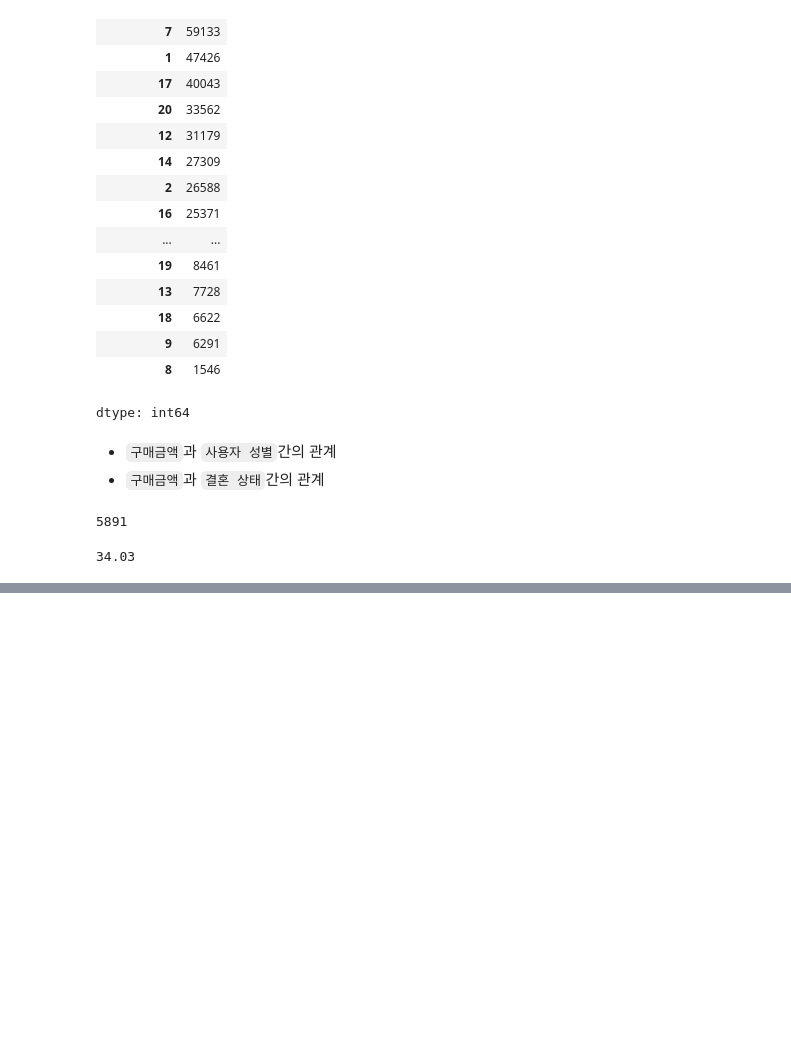
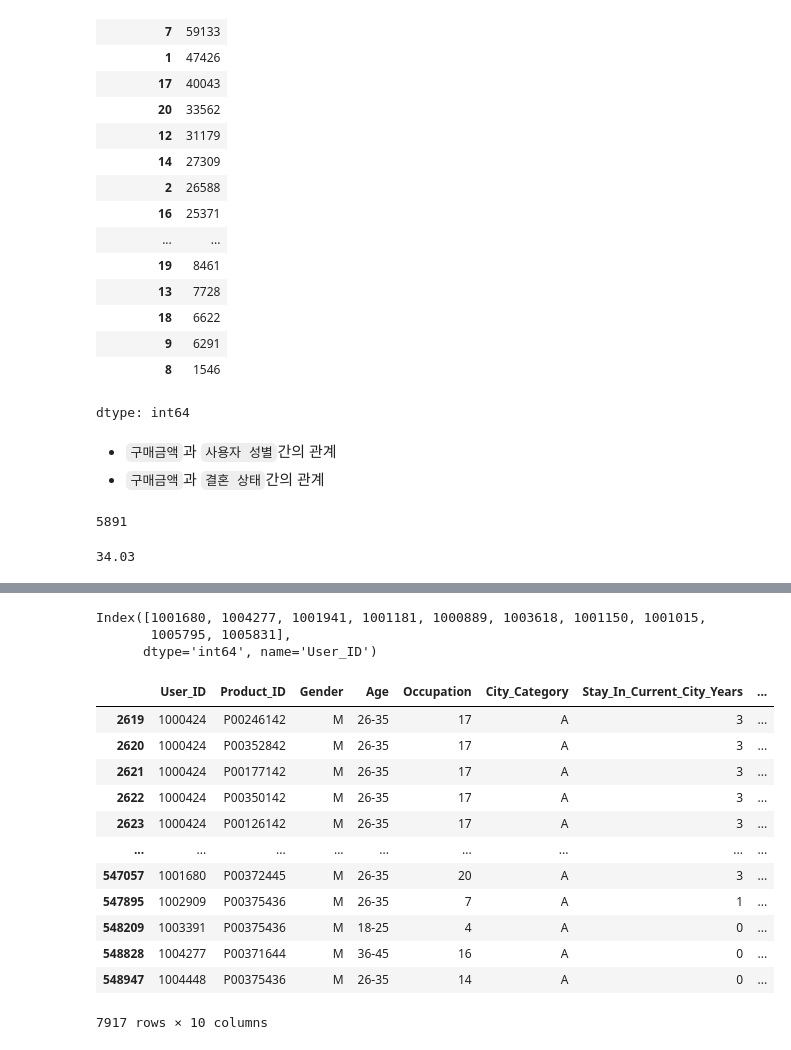
Before and after one commit to chang-ho-jeon/wallmart_dataset_analysis, a Jupyter notebook: notebook/wallmart_dataset_analysis.ipynb, the cells around one changed output, grey strips where cells are left out. Saved outputs shown, nothing was run; the diff lists cells and outputs as text; code cells hidden in the pictures; blank space fills up the shorter version.

```diff
--- a/notebook/wallmart_dataset_analysis.ipynb
+++ b/notebook/wallmart_dataset_analysis.ipynb
@@ -189,0 +320,28 @@ round((top10 / total) * 100, 2)
+# %%
+df.groupby('User_ID')['Purchase'].size().sort_values(ascending=False).head(10).index
+# .values를 제거하여 결과를 Pandas Series로 유지하고
+# .sort_values(ascending=False)를 추가하여 많은 순서로 정렬하고
+# .head(10)을 사용하여 상위 10개 행을 가져옵니다.
+# %% [output]
+Index([1001680, 1004277, 1001941, 1001181, 1000889, 1003618, 1001150, 1001015,
+       1005795, 1005831],
+      dtype='int64', name='User_ID')
+# %%
+#vip 데이타 프래임 생성
+vip_df = df[df['User_ID'].isin(df.groupby('User_ID')['Purchase'].sum().sort_values(ascending=False).head(10).index)]
+# %%
+vip_df
+# %% [output]
+|  | User_ID | Product_ID | Gender | Age | Occupation | City_Category | Stay_In_Current_City_Years | ... |
+| 2619 | 1000424 | P00246142 | M | 26-35 | 17 | A | 3 | ... |
+| 2620 | 1000424 | P00352842 | M | 26-35 | 17 | A | 3 | ... |
+| 2621 | 1000424 | P00177142 | M | 26-35 | 17 | A | 3 | ... |
+| 2622 | 1000424 | P00350142 | M | 26-35 | 17 | A | 3 | ... |
+| 2623 | 1000424 | P00126142 | M | 26-35 | 17 | A | 3 | ... |
+| ... | ... | ... | ... | ... | ... | ... | ... | ... |
+| 547057 | 1001680 | P00372445 | M | 26-35 | 20 | A | 3 | ... |
+| 547895 | 1002909 | P00375436 | M | 26-35 | 7 | A | 1 | ... |
+| 548209 | 1003391 | P00375436 | M | 18-25 | 4 | A | 0 | ... |
+| 548828 | 1004277 | P00371644 | M | 36-45 | 16 | A | 0 | ... |
+| 548947 | 1004448 | P00375436 | M | 26-35 | 14 | A | 0 | ... |
+7917 rows × 10 columns
```
Also changed, not shown: parts of 28 cells of this notebook.
